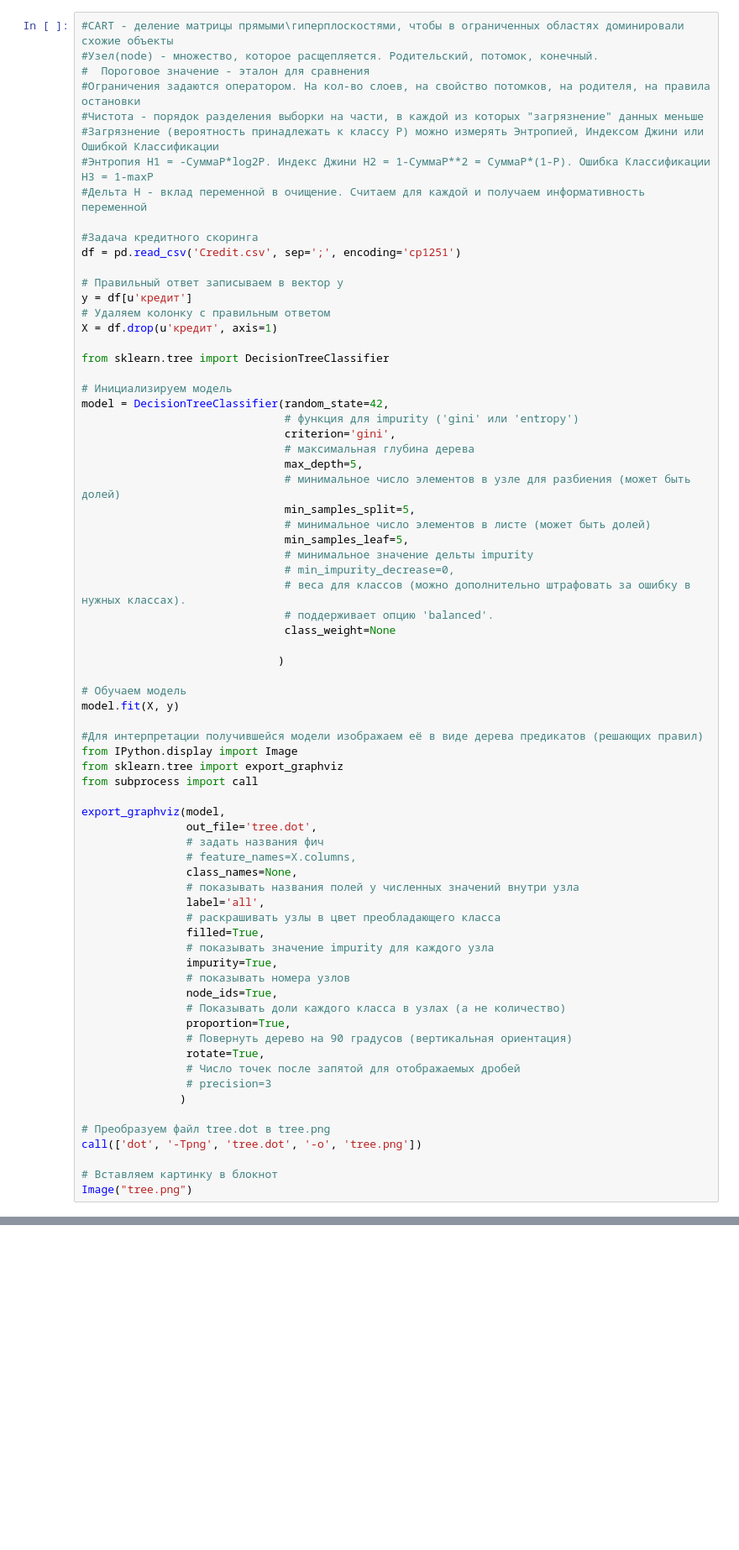
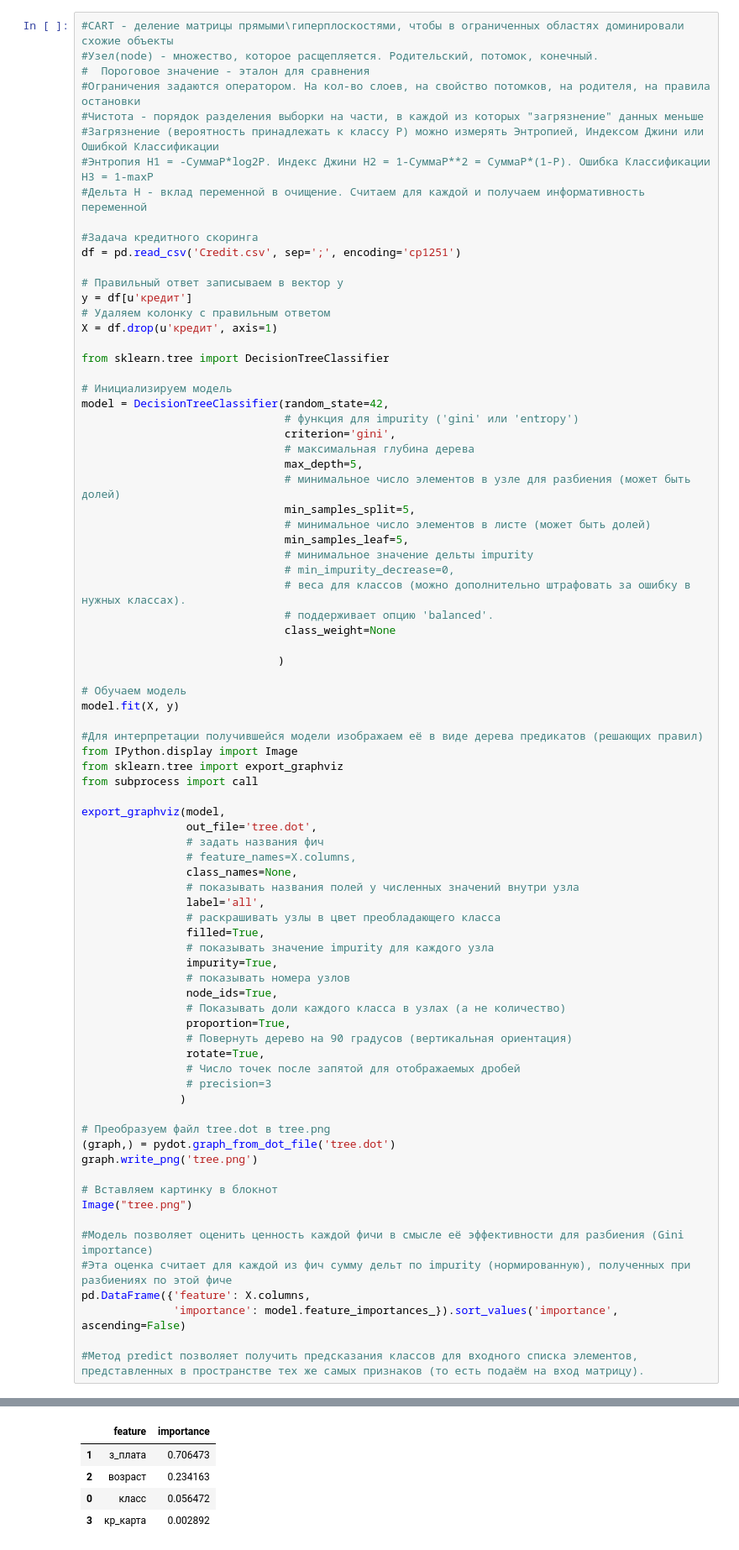
Before and after one commit to Gloriel/FlightPreparence, a Jupyter notebook: St8_StatisicFormules.ipynb, the cells around one changed output, grey strips where cells are left out. Shown at 84% size. Cells and saved outputs as stored; diff of their text form; blank space fills up the shorter version.

```diff
--- a/St8_StatisicFormules.ipynb
+++ b/St8_StatisicFormules.ipynb
@@ -628,8 +629,16 @@ export_graphviz(model,
                )
 
 # Преобразуем файл tree.dot в tree.png
-call(['dot', '-Tpng', 'tree.dot', '-o', 'tree.png'])
+(graph,) = pydot.graph_from_dot_file('tree.dot')
+graph.write_png('tree.png')
 
 # Вставляем картинку в блокнот
 Image("tree.png")
+
+#Модель позволяет оценить ценность каждой фичи в смысле её эффективности для разбиения (Gini importance)
+#Эта оценка считает для каждой из фич сумму дельт по impurity (нормированную), полученных при разбиениях по этой фиче
+pd.DataFrame({'feature': X.columns,
+              'importance': model.feature_importances_}).sort_values('importance', ascending=False)
+
+#Метод predict позволяет получить предсказания классов для входного списка элементов, представленных в пространстве тех же самых признаков (то есть подаём на вход матрицу).
 # %% [output]
@@ -636,0 +645,5 @@ FileNotFoundError: [WinError 2] Не удается найти указанны
+|  | feature | importance |
+| 1 | з_плата | 0.706473 |
+| 2 | возраст | 0.234163 |
+| 0 | клаcс | 0.056472 |
+| 3 | кр_карта | 0.002892 |
```
Also changed, not shown: parts of 3 cells of this notebook, 1 other file.
